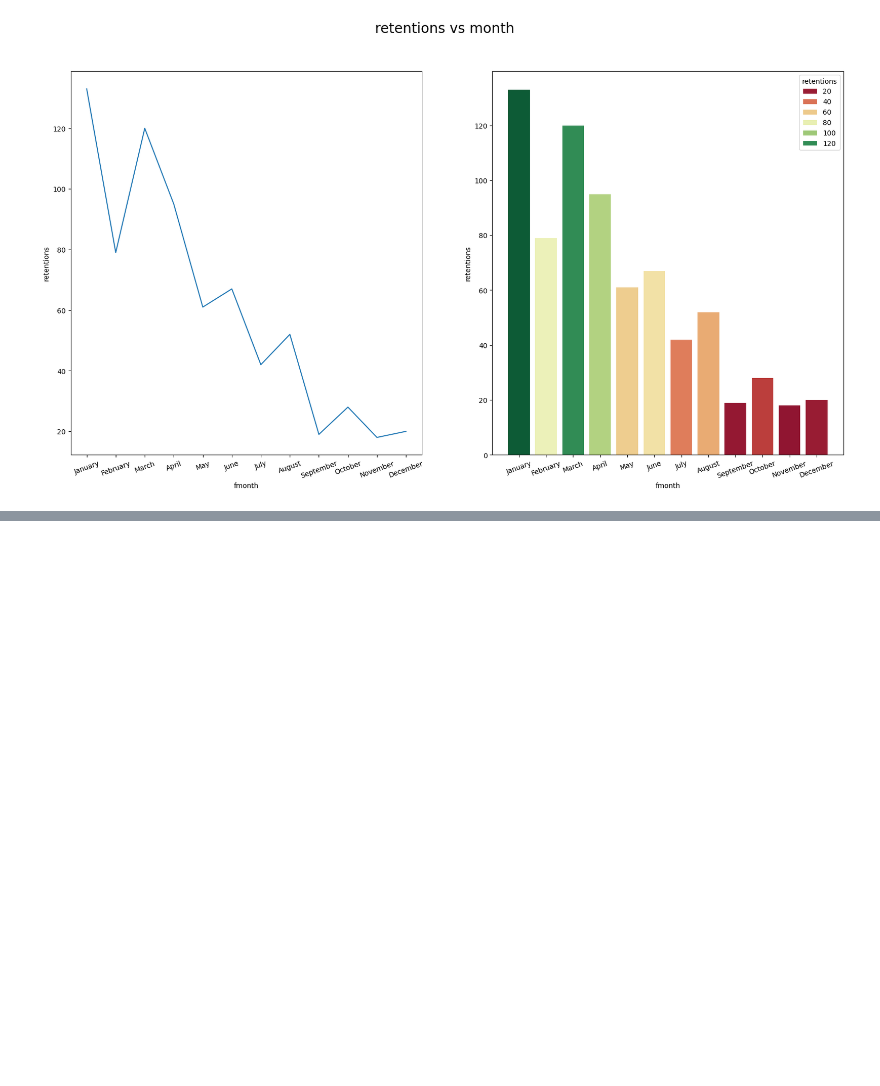
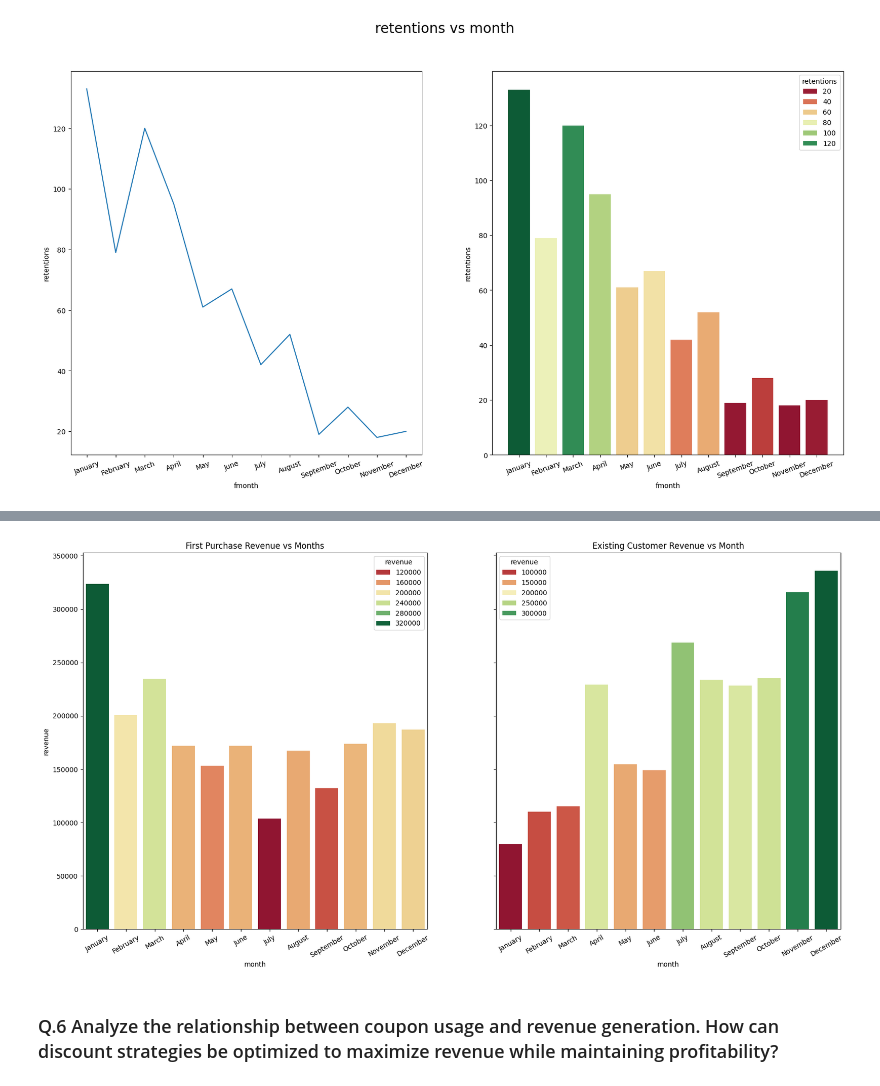
Before and after one commit to sanketmishra009/scaler, a Jupyter notebook: projects/e-commerceAnalysis/analysis.ipynb, the cells around one changed output, grey strips where cells are left out. Cells and saved outputs as stored; diff of their text form; code cells hidden in the pictures; blank space fills up the shorter version.

```diff
--- a/projects/e-commerceAnalysis/analysis.ipynb
+++ b/projects/e-commerceAnalysis/analysis.ipynb
@@ -217,0 +390,3 @@ plt.plot()
+# %%
+first_purchases = gdf[gdf['transaction_date'] == gdf['first_transaction_date']]
+first_purchases.head()
@@ -217,0 +400,3 @@ plt.plot()
+# %%
+monthly_first_purchases = first_purchases.groupby('month').agg({'revenue':'sum' , 'mnum':'first'}).sort_values(by = 'mnum')
+monthly_first_purchases
@@ -217,0 +418,3 @@ plt.plot()
+# %%
+repeated_purchses = gdf[gdf['transaction_date'] > gdf['first_transaction_date']]
+repeated_purchses.head()
@@ -217,0 +428,3 @@ plt.plot()
+# %%
+monthly_repeated_purchases = repeated_purchses.groupby('month').agg({'revenue':'sum' , 'mnum':'first'}).sort_values(by = 'mnum')
+monthly_repeated_purchases
@@ -217,0 +446,17 @@ plt.plot()
+# %%
+fig , axes = plt.subplots(1,2 , figsize = (20,10) , sharey=True)
+plt.sca(axes[0])
+sns.barplot(monthly_first_purchases , x = 'month' , y = 'revenue' , hue = 'revenue' , palette= 'RdYlGn')
+plt.xticks(rotation = 30)
+plt.title('First Purchase Revenue vs Months')
+# plt.show()
+
+plt.sca(axes[1])
+sns.barplot(monthly_repeated_purchases , x = 'month' , y = 'revenue' , hue = 'revenue' , palette= 'RdYlGn')
+plt.xticks(rotation = 30)
+plt.title('Existing Customer Revenue vs Month')
+plt.show()
+# %% [output]
+[figure, added]
+# %% [markdown]
+### Q.6 Analyze the relationship between coupon usage and revenue generation. How can discount strategies be optimized to maximize revenue while maintaining profitability?
```
Also changed, not shown: parts of 32 cells of this notebook, 4 other files.
